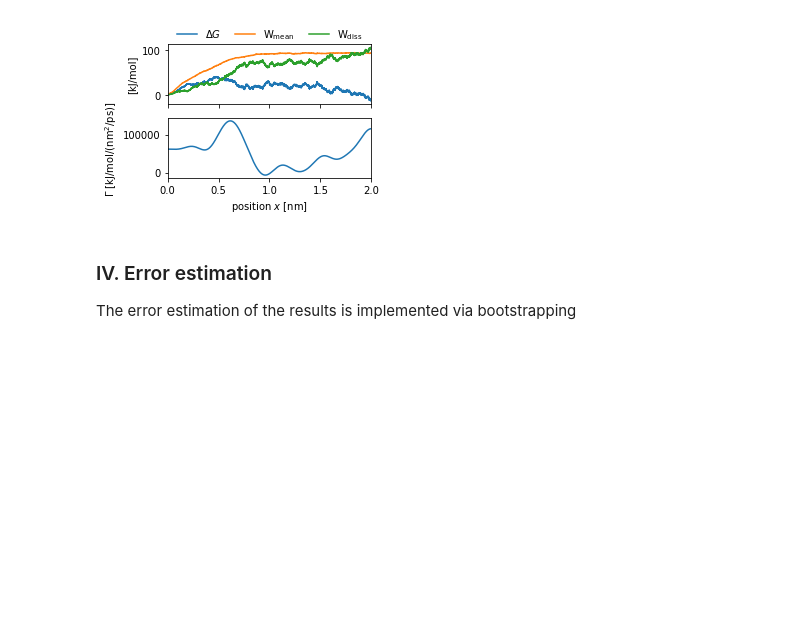
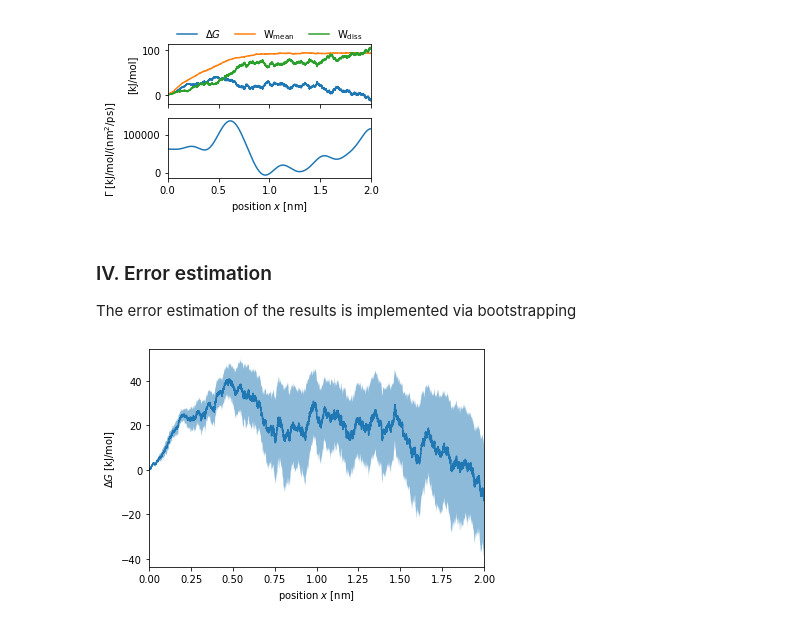
Before and after one commit to moldyn/dcTMD, a Jupyter notebook: docs/tutorials/work.ipynb, the cells around one changed output. Cells and saved outputs as stored; diff of their text form; code cells hidden in the pictures; blank space fills up the shorter version.

```diff
--- a/docs/tutorials/work.ipynb
+++ b/docs/tutorials/work.ipynb
@@ -205,16 +210,19 @@ plt.show()
 
 The error estimation of the results is implemented via bootstrapping
 # %%
+
+n_resamples = 1000
+
 # bootstrapping error in mode std
-n_resamples = 1000
 mode = 'std'
 workestimator.estimate_free_energy_errors(n_resamples, mode)
+x = workestimator.position_
+dG = workestimator.dG_
+s_dG = workestimator.s_dG_
 
-
-# bootstrapping error in mode confidence interval
-n_resamples = 1000
-confidence_interval = 0.9
-mode = confidence_interval
-workestimator.estimate_free_energy_errors(n_resamples, mode)
-
-plt.fill_between(x, dG-s_dG, dG+s_dG, alpha=0.5)
+fig, ax = plt.subplots()
+plotting.plot_dG(x, dG, ax)
+ax.fill_between(x, dG-s_dG, dG+s_dG, alpha=0.5)
+plt.show()
+# %% [output]
+[figure, added]
```
Also changed, not shown: parts of 7 cells of this notebook, 1 other file.
